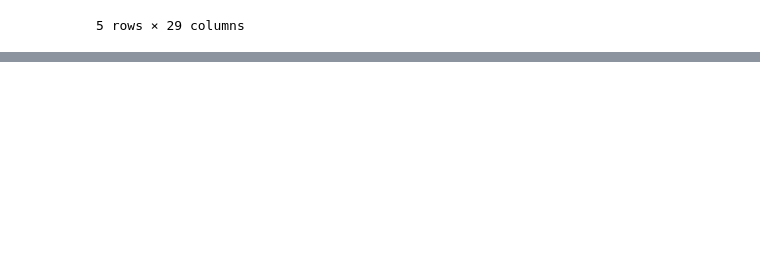
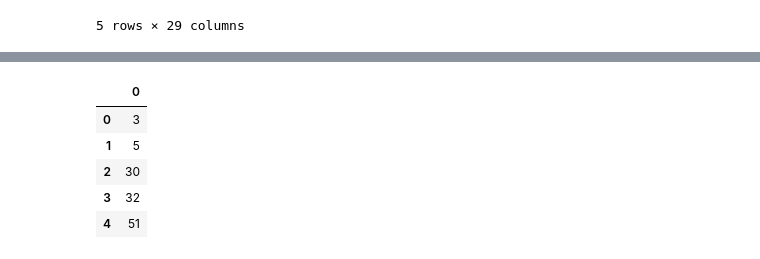
Before and after one commit to Linxx333/MrLinx-Data-ETL, a Jupyter notebook: src/main.ipynb, the cells around one changed output, grey strips where cells are left out. Cells and saved outputs as stored; diff of their text form; code cells hidden in the pictures; blank space fills up the shorter version.

```diff
--- a/src/main.ipynb
+++ b/src/main.ipynb
@@ -1119,0 +1149,15 @@ KeyError: False
+# %%
+pley = list(pd.unique(hist_players.players_id))
+# %%
+pley = sorted(pley)
+# %%
+pley = pd.DataFrame(pley)
+# %%
+pley.head()
+# %% [output]
+|  | 0 |
+| 0 | 3 |
+| 1 | 5 |
+| 2 | 30 |
+| 3 | 32 |
+| 4 | 51 |
```
Also changed, not shown: parts of 26 cells of this notebook.
